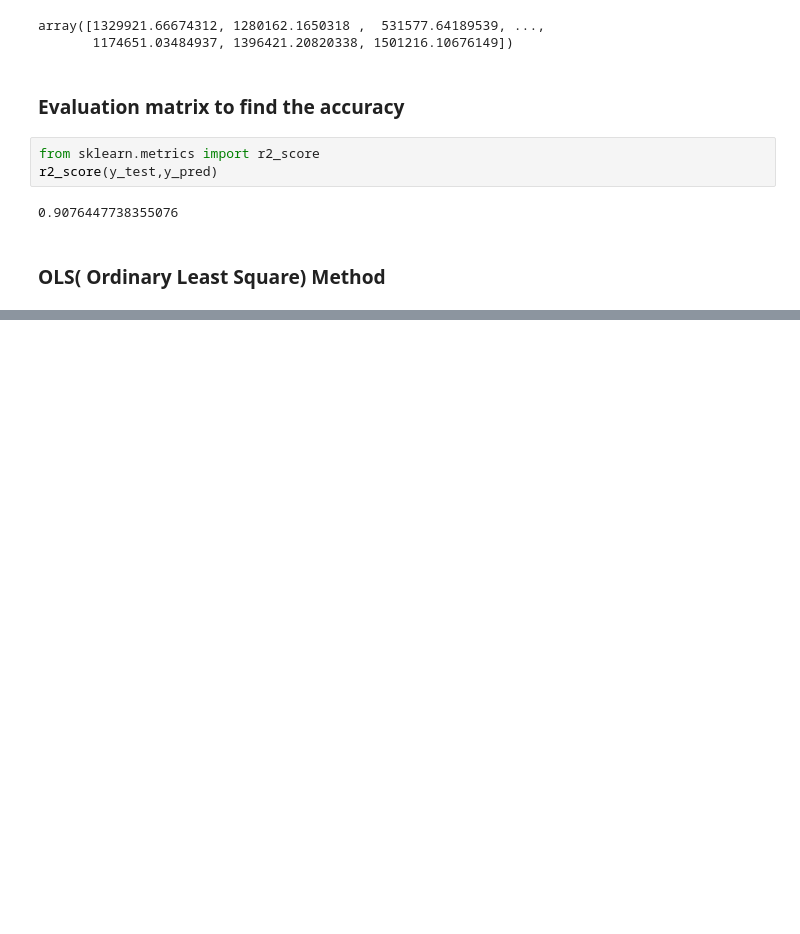
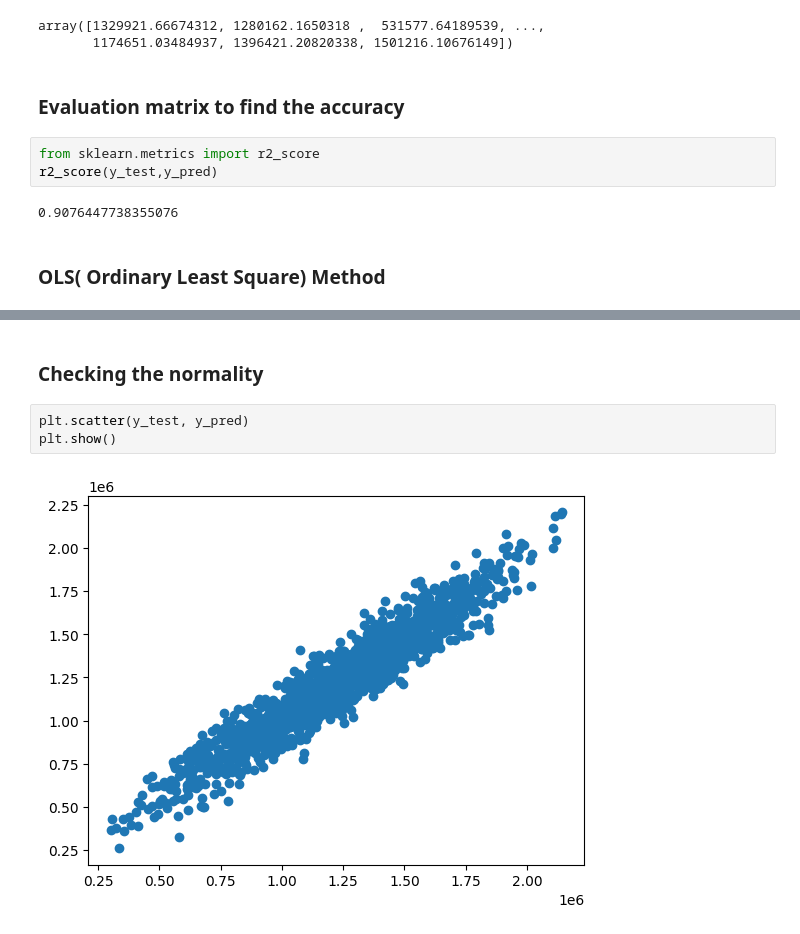
Before and after one commit to Jayshankar10/ML-Projects, a Jupyter notebook: Linear Regression/Notebook/USA Housing Price.ipynb, the cells around one changed output, grey strips where cells are left out. Saved outputs shown, nothing was run; the diff lists cells and outputs as text; blank space fills up the shorter version.

```diff
--- a/Linear Regression/Notebook/USA Housing Price.ipynb
+++ b/Linear Regression/Notebook/USA Housing Price.ipynb
@@ -284,0 +321,7 @@ r2_score(y_test,y_pred)
+# %% [markdown]
+### Checking the normality
+# %%
+plt.scatter(y_test, y_pred)
+plt.show()
+# %% [output]
+[figure, added]
```
Also changed, not shown: parts of 16 cells of this notebook, 1 other file.
